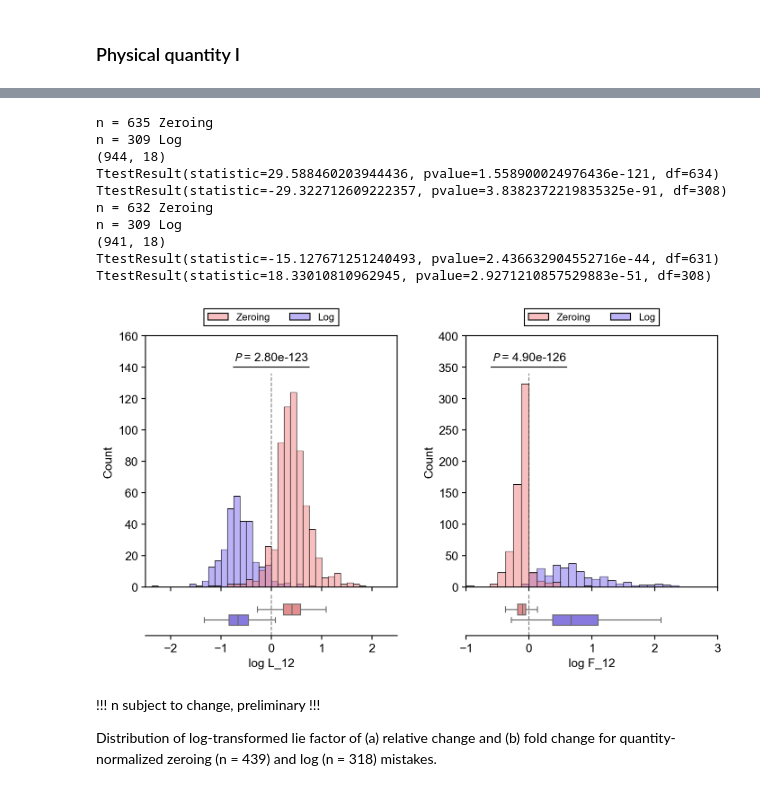
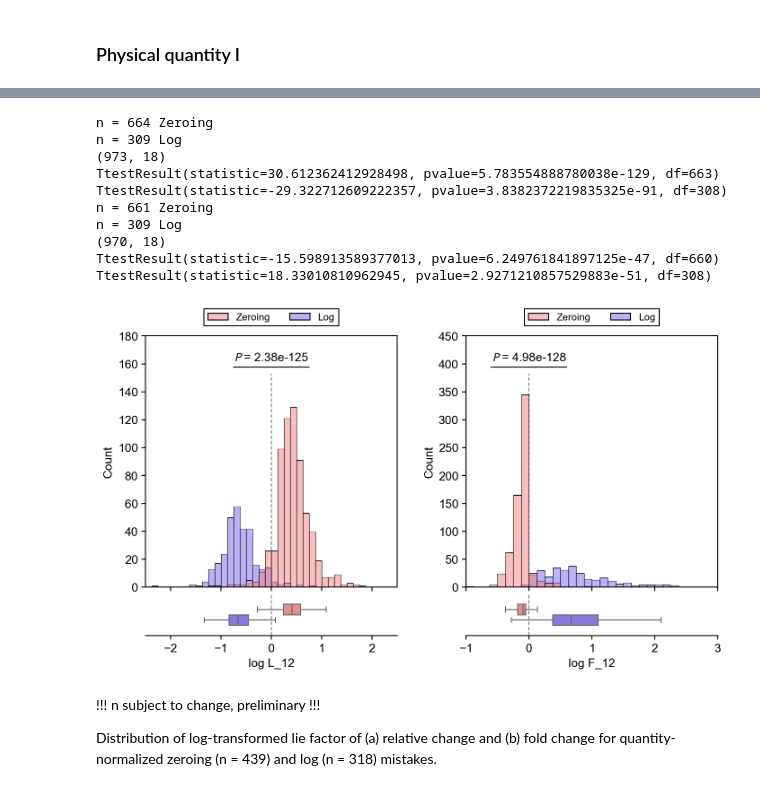
Before and after one commit to tengjuilin/misused-bar-graphs, a Jupyter notebook: lie-factor-quantification.ipynb, the cells around one changed output, grey strips where cells are left out. Drawn from its saved outputs; the diff is of its cells as text; code cells hidden in the pictures.

```diff
--- a/lie-factor-quantification.ipynb
+++ b/lie-factor-quantification.ipynb
@@ -1295,7 +1295,7 @@ hist = sns.histplot(
 )
 ax_box_rel.set_xlim(-2.5, 2.5)
 ax_hist_rel.set_xlim(-2.5, 2.5)
-ax_hist_rel.set_ylim(0, 160)
+ax_hist_rel.set_ylim(0, 180)
 
 # configure legend
 sns.move_legend(
@@ -1367,7 +1367,7 @@ hist = sns.histplot(
 )
 ax_box_abs.set_xlim(-1, 3)
 ax_hist_abs.set_xlim(-1, 3)
-ax_hist_abs.set_ylim(0, 400)
+ax_hist_abs.set_ylim(0, 450)
 
 # configure legend
 sns.move_legend(
@@ -1401,40 +1401,40 @@ ax_hist_abs.axhline(
     0.4,
     color='k',
     lw=1,
 )
 ax_hist_abs.get_ylim()
 # common labels by row and col
 for i in range(2):
     axs[0, i].set_box_aspect(1)
     axs[0, i].set_xlabel('')
     axs[0, i].set_xticklabels('')
     axs[0, i].axvline(0, 0, 0.85, color='gray', lw=1, ls='--', zorder=0)
 
     axs[1, i].set_box_aspect(1/6)
     axs[1, i].axis()
     axs[1, i].spines['left'].set_linewidth(0)
     axs[1, i].spines['right'].set_linewidth(0)
     axs[1, i].spines['top'].set_linewidth(0)
     axs[1, i].tick_params(
         axis='y',
         which='both',
         left=False,
     )
     axs[1, i].axvline(0, 0, 1, color='gray', lw=1, ls='--', zorder=0)
 
 plt.tight_layout(pad=0)
 # %% [output]
-n = 635 Zeroing
+n = 664 Zeroing
 n = 309 Log
-(944, 18)
-TtestResult(statistic=29.588460203944436, pvalue=1.558900024976436e-121, df=634)
+(973, 18)
+TtestResult(statistic=30.612362412928498, pvalue=5.783554888780038e-129, df=663)
 TtestResult(statistic=-29.322712609222357, pvalue=3.8382372219835325e-91, df=308)
-n = 632 Zeroing
+n = 661 Zeroing
 n = 309 Log
-(941, 18)
-TtestResult(statistic=-15.127671251240493, pvalue=2.436632904552716e-44, df=631)
+(970, 18)
+TtestResult(statistic=-15.598913589377013, pvalue=6.249761841897125e-47, df=660)
 TtestResult(statistic=18.33010810962945, pvalue=2.9271210857529883e-51, df=308)
-[figure, old version]
+[figure, new version]
 # %% [markdown]
 !!! n subject to change, preliminary !!!
 
```
Also changed, not shown: parts of 27 cells of this notebook, 1 other file.
